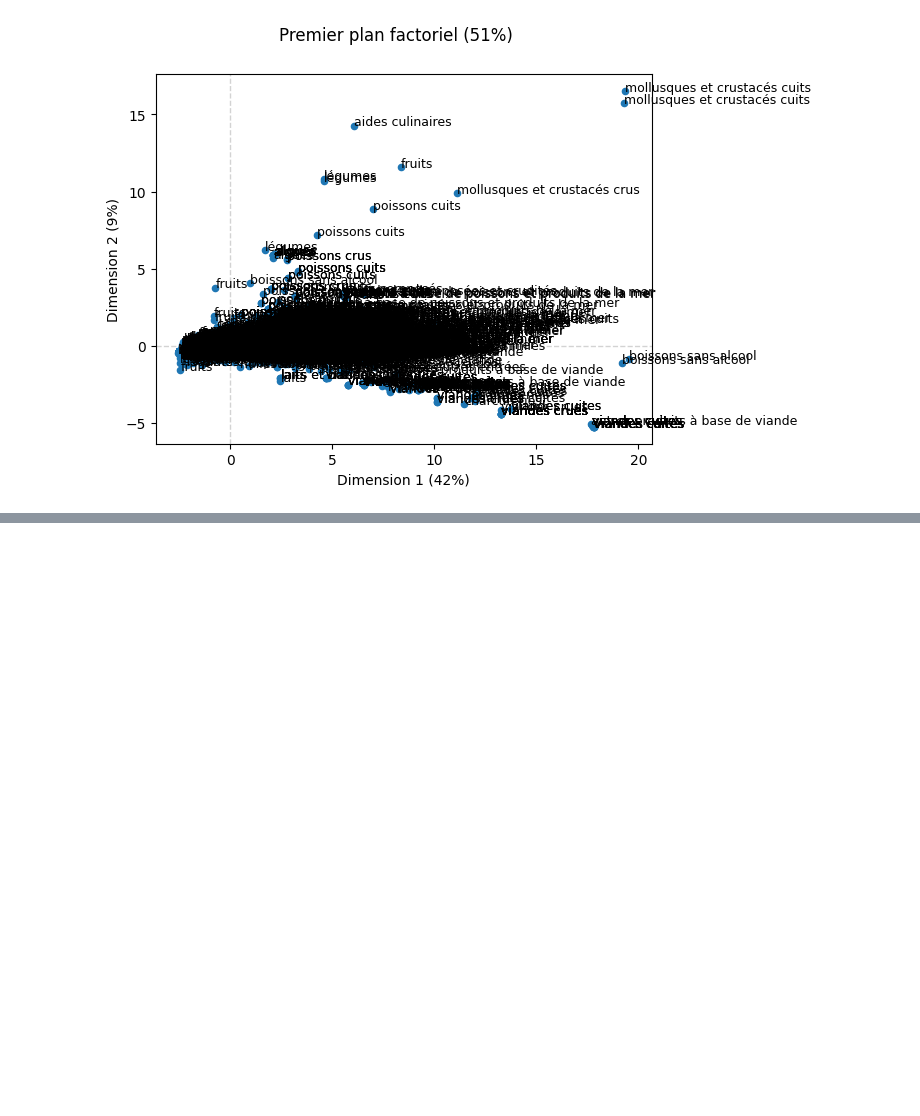
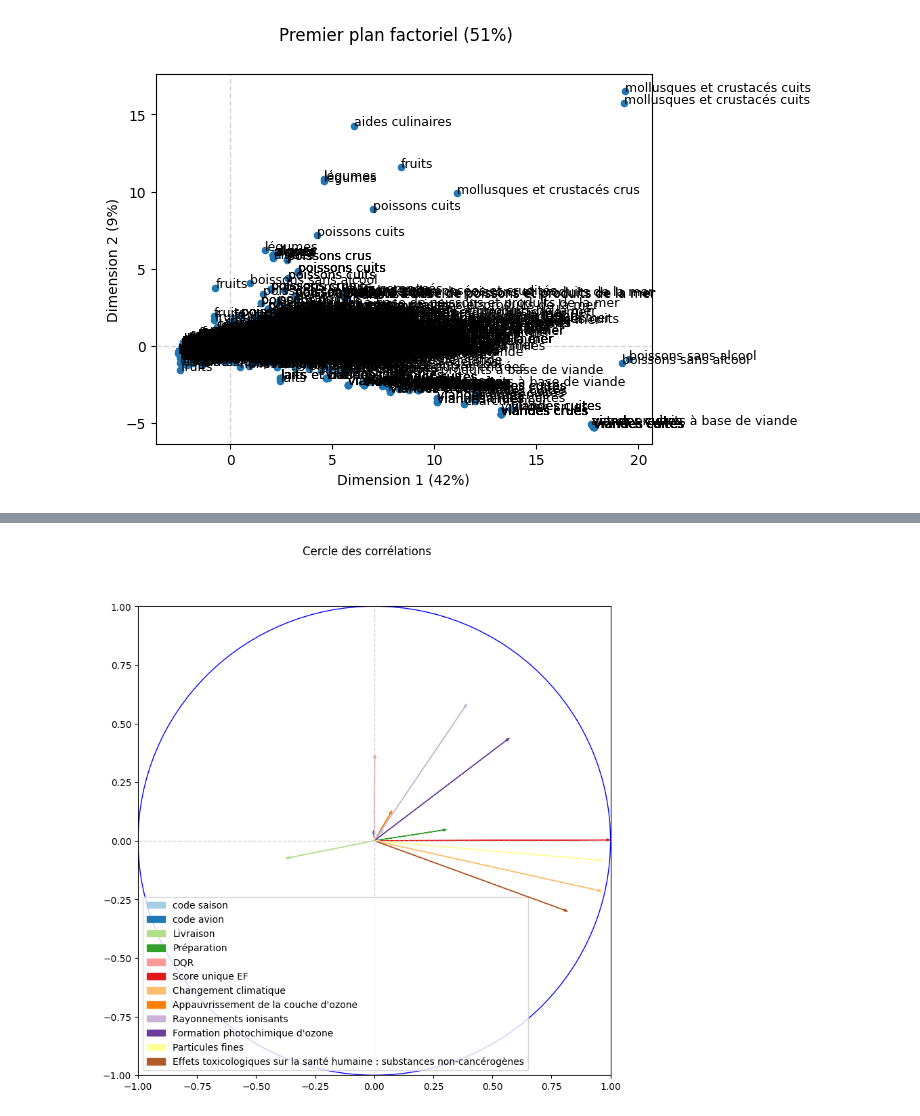
Before and after one commit to antoinebnm/PTS-Data, a Jupyter notebook: goodDatas.ipynb, the cells around one changed output, grey strips where cells are left out. Cells and saved outputs as stored; diff of their text form; code cells hidden in the pictures; blank space fills up the shorter version.

Commit message:
cercle corr

```diff
--- a/goodDatas.ipynb
+++ b/goodDatas.ipynb
@@ -376,3 +376,16 @@ plt.suptitle("Premier plan factoriel (51%)")
 plt.show()
 # %% [output]
 [figure]
+# %%
+n = db.shape[0] # nb individus
+p = db.shape[1] # nb variables
+
+print(n)
+eigval = (n-1) / n * pca.explained_variance_ # valeurs propres
+sqrt_eigval = np.sqrt(eigval) # racine carrée des valeurs propres
+corvar = np.zeros((p,p)) # matrice vide pour avoir les coordonnées
+for k in range(p):
+    corvar[:,k] = pca.components_[k,:] * sqrt_eigval[k]
+# on modifie pour avoir un dataframe
+coordvar = pd.DataFrame({'id': db.columns, 'COR_1': corvar[:,0], 'COR_2': corvar[:,1]})
+coordvar
@@ -378,0 +411,29 @@ plt.show()
+# %%
+# Création d'une figure vide (avec des axes entre -1 et 1 + le titre)
+
+pal = sns.color_palette("Paired")
+couleurs = dict(zip(coordvar["id"], pal))
+fig, axes = plt.subplots(figsize = (9,9))
+fig.suptitle("Cercle des corrélations")
+axes.set_xlim(-1, 1)
+axes.set_ylim(-1, 1)
+# Ajout des axes
+axes.axvline(x = 0, color = 'lightgray', linestyle = '--', linewidth = 1)
+axes.axhline(y = 0, color = 'lightgray', linestyle = '--', linewidth = 1)
+# Ajout des noms des variables
+for j in range(12):
+    #axes.text(coordvar["COR_1"][j] ,coordvar["COR_2"][j], coordvar["id"][j],color='red')
+    plt.arrow(0, 0,
+              coordvar["COR_1"][j],
+              coordvar["COR_2"][j],
+              color=couleurs[coordvar["id"][j]],
+              label = coordvar["id"][j],
+              head_width = 0.01,
+              width=0.0001,
+             )
+# Ajout du cercle
+plt.gca().add_artist(plt.Circle((0,0),1,color='blue',fill=False))
+plt.legend()
+plt.show()
+# %% [output]
+[figure, added]
```
Also changed, not shown: parts of 1 cell of this notebook.
